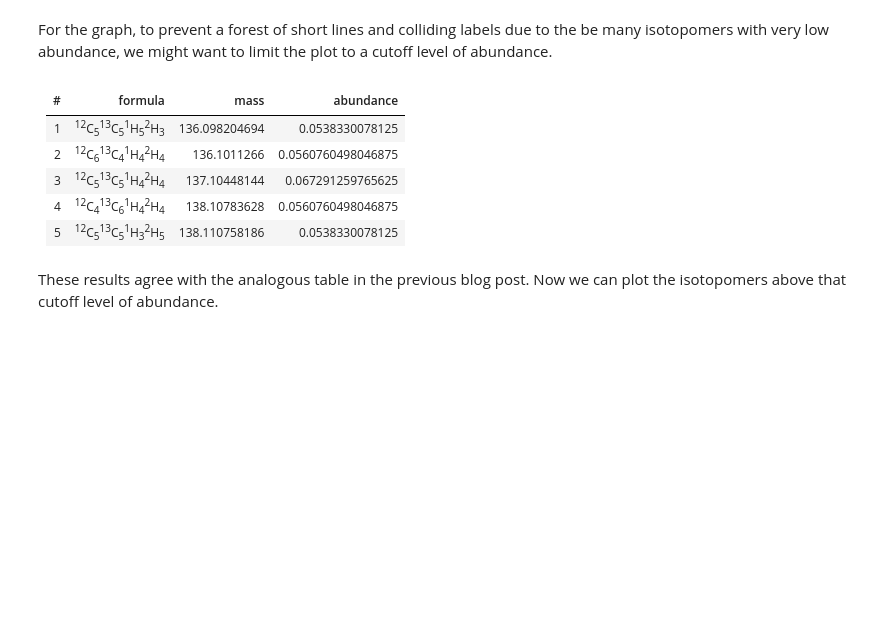
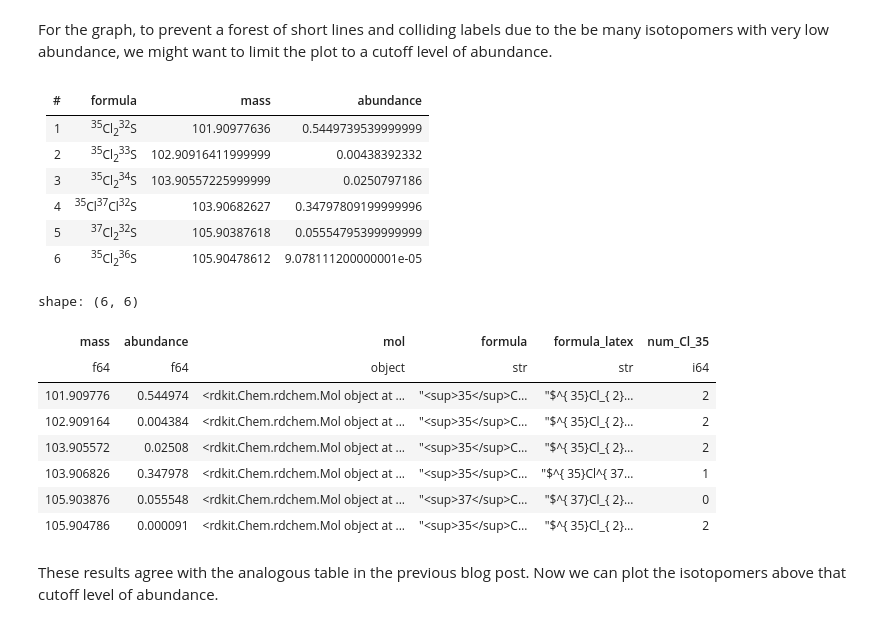
Before and after one commit to bertiewooster/bertiewooster.github.io, a Jupyter notebook: _notebooks/Mass_spectrometry_molecular_isotopic_distribution_2.ipynb, the cells around one changed output. Saved outputs shown, nothing was run; the diff lists cells and outputs as text; code cells hidden in the pictures; blank space fills up the shorter version.

```diff
--- a/_notebooks/Mass_spectrometry_molecular_isotopic_distribution_2.ipynb
+++ b/_notebooks/Mass_spectrometry_molecular_isotopic_distribution_2.ipynb
@@ -592,7 +564,8 @@ print(abundance_sum)
 For the graph, to prevent a forest of short lines and colliding labels due to the be many isotopomers with very low abundance, we might want to limit the plot to a cutoff level of abundance.
 # %%
 cutoff = 0.05
-df_cutoff = df.filter(pl.col("abundance") > cutoff)
+# cutoff = 0.000000005
+df_cutoff = df.filter((pl.col("abundance") > cutoff) | (pl.col("num_Cl_35") == 2))
 
 # Format as Markdown table
 df_display_cutoff = df_cutoff.select(["formula", "mass", "abundance"])
@@ -603,11 +576,24 @@ Markdown(table_cutoff)
 # %% [output]
 | # | formula | mass | abundance |
 | --- | --- | --- | --- |
-| 1 | <sup>12</sup>C<sub>5</sub><sup>13</sup>C<sub>5</sub><sup>1</sup>H<sub>5</sub><sup>2</sup>H<sub>3</sub> | 136.098204694 | 0.0538330078125 |
-| 2 | <sup>12</sup>C<sub>6</sub><sup>13</sup>C<sub>4</sub><sup>1</sup>H<sub>4</sub><sup>2</sup>H<sub>4</sub> | 136.1011266 | 0.0560760498046875 |
-| 3 | <sup>12</sup>C<sub>5</sub><sup>13</sup>C<sub>5</sub><sup>1</sup>H<sub>4</sub><sup>2</sup>H<sub>4</sub> | 137.10448144 | 0.067291259765625 |
-| 4 | <sup>12</sup>C<sub>4</sub><sup>13</sup>C<sub>6</sub><sup>1</sup>H<sub>4</sub><sup>2</sup>H<sub>4</sub> | 138.10783628 | 0.0560760498046875 |
-| 5 | <sup>12</sup>C<sub>5</sub><sup>13</sup>C<sub>5</sub><sup>1</sup>H<sub>3</sub><sup>2</sup>H<sub>5</sub> | 138.110758186 | 0.0538330078125 |
+| 1 | <sup>35</sup>Cl<sub>2</sub><sup>32</sup>S | 101.90977636 | 0.5449739539999999 |
+| 2 | <sup>35</sup>Cl<sub>2</sub><sup>33</sup>S | 102.90916411999999 | 0.00438392332 |
+| 3 | <sup>35</sup>Cl<sub>2</sub><sup>34</sup>S | 103.90557225999999 | 0.0250797186 |
+| 4 | <sup>35</sup>Cl<sup>37</sup>Cl<sup>32</sup>S | 103.90682627 | 0.34797809199999996 |
+| 5 | <sup>37</sup>Cl<sub>2</sub><sup>32</sup>S | 105.90387618 | 0.05554795399999999 |
+| 6 | <sup>35</sup>Cl<sub>2</sub><sup>36</sup>S | 105.90478612 | 9.078111200000001e-05 |
+# %%
+df_cutoff
+# %% [output]
+shape: (6, 6)
+| mass | abundance | mol | formula | formula_latex | num_Cl_35 |
+| f64 | f64 | object | str | str | i64 |
+| 101.909776 | 0.544974 | <rdkit.Chem.rdchem.Mol object at ... | "<sup>35</sup>C… | "$^{ 35}Cl_{ 2}… | 2 |
+| 102.909164 | 0.004384 | <rdkit.Chem.rdchem.Mol object at ... | "<sup>35</sup>C… | "$^{ 35}Cl_{ 2}… | 2 |
+| 103.905572 | 0.02508 | <rdkit.Chem.rdchem.Mol object at ... | "<sup>35</sup>C… | "$^{ 35}Cl_{ 2}… | 2 |
+| 103.906826 | 0.347978 | <rdkit.Chem.rdchem.Mol object at ... | "<sup>35</sup>C… | "$^{ 35}Cl^{ 37… | 1 |
+| 105.903876 | 0.055548 | <rdkit.Chem.rdchem.Mol object at ... | "<sup>37</sup>C… | "$^{ 37}Cl_{ 2}… | 0 |
+| 105.904786 | 0.000091 | <rdkit.Chem.rdchem.Mol object at ... | "<sup>35</sup>C… | "$^{ 35}Cl_{ 2}… | 2 |
 # %% [markdown]
 These results agree with the analogous table in the previous blog post. Now we can plot the isotopomers above that cutoff level of abundance.
 # %%
```
Also changed, not shown: parts of 16 cells of this notebook, 1 other file.
